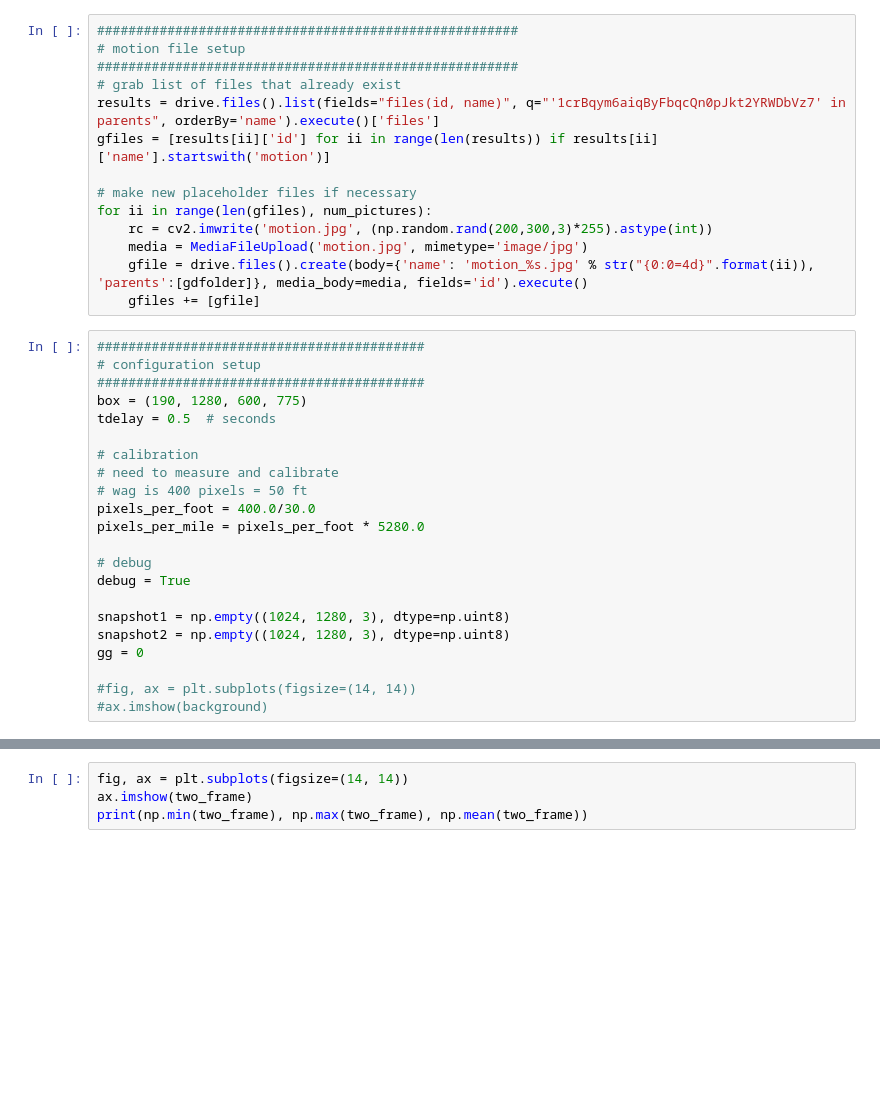
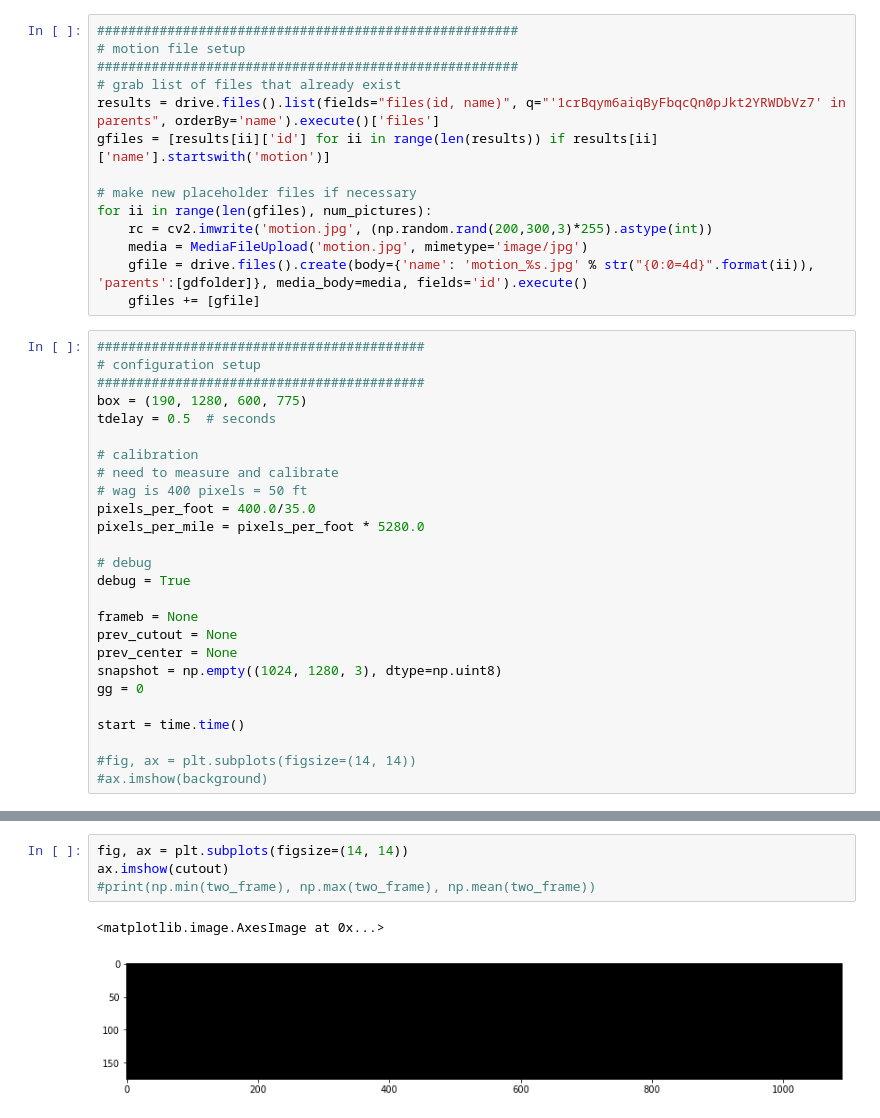
Before and after one commit to ryanraba/pimotion, a Jupyter notebook: monitor.ipynb, the cells around one changed output, grey strips where cells are left out. Cells and saved outputs as stored; diff of their text form; blank space fills up the shorter version.

```diff
--- a/monitor.ipynb
+++ b/monitor.ipynb
@@ -60,15 +60,19 @@ tdelay = 0.5  # seconds
 # calibration
 # need to measure and calibrate
 # wag is 400 pixels = 50 ft
-pixels_per_foot = 400.0/30.0
+pixels_per_foot = 400.0/35.0
 pixels_per_mile = pixels_per_foot * 5280.0
 
 # debug
 debug = True
 
-snapshot1 = np.empty((1024, 1280, 3), dtype=np.uint8)
-snapshot2 = np.empty((1024, 1280, 3), dtype=np.uint8)
+frameb = None
+prev_cutout = None
+prev_center = None
+snapshot = np.empty((1024, 1280, 3), dtype=np.uint8)
 gg = 0
+
+start = time.time()
 
 #fig, ax = plt.subplots(figsize=(14, 14))
 #ax.imshow(background)
@@ -153,5 +164,8 @@ with PiCamera(resolution=(1280, 1024)) as camera:
         pass
 # %%
 fig, ax = plt.subplots(figsize=(14, 14))
-ax.imshow(two_frame)
-print(np.min(two_frame), np.max(two_frame), np.mean(two_frame))
+ax.imshow(cutout)
+#print(np.min(two_frame), np.max(two_frame), np.mean(two_frame))
+# %% [output]
+<matplotlib.image.AxesImage at 0x...>
+[figure, added]
```
Also changed, not shown: parts of 1 cell of this notebook, 2 other files.
